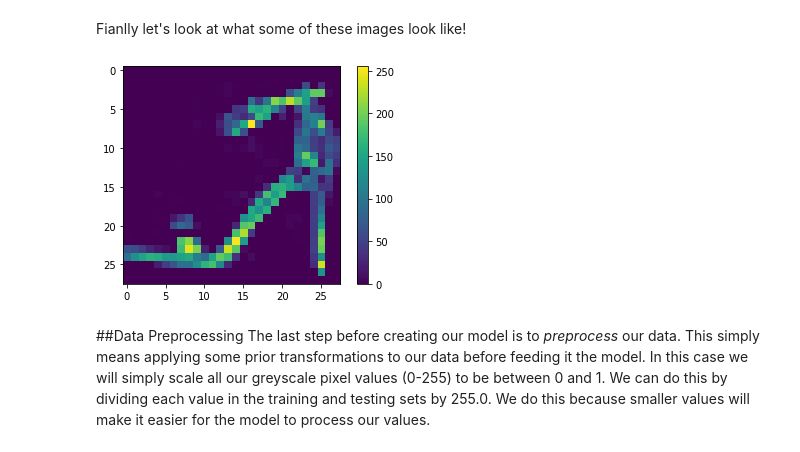
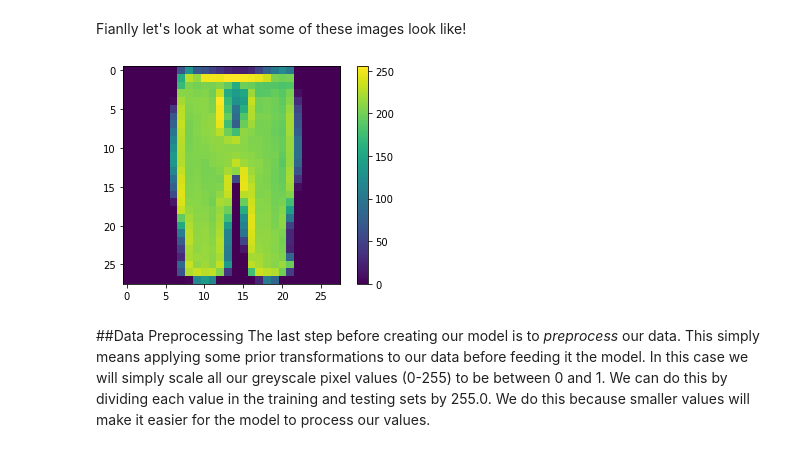
Before and after one commit to mf3129/ML_AI_Python, a Jupyter notebook: Copy_of_Neural_Networks.ipynb, the cells around one changed output. Saved outputs shown, nothing was run; the diff lists cells and outputs as text; code cells hidden in the pictures.

Commit message:
Train, Make & Prediction of Model

```diff
--- a/Copy_of_Neural_Networks.ipynb
+++ b/Copy_of_Neural_Networks.ipynb
@@ -222,12 +213,12 @@ class_names = ['T-shirt/top', 'Trouser', 'Pullover', 'Dress', 'Coat',
 Fianlly let's look at what some of these images look like!
 # %%
 plt.figure()
-plt.imshow(train_images[8])
+plt.imshow(train_images[20001])
 plt.colorbar()
 plt.grid(False)
 plt.show()
 # %% [output]
-[figure, old version]
+[figure, new version]
 # %% [markdown]
 ##Data Preprocessing
 The last step before creating our model is to *preprocess* our data. This simply means applying some prior transformations to our data before feeding it the model. In this case we will simply scale all our greyscale pixel values (0-255) to be between 0 and 1. We can do this by dividing each value in the training and testing sets by 255.0. We do this because smaller values will make it easier for the model to process our values.
```
Also changed, not shown: parts of 8 cells of this notebook.
